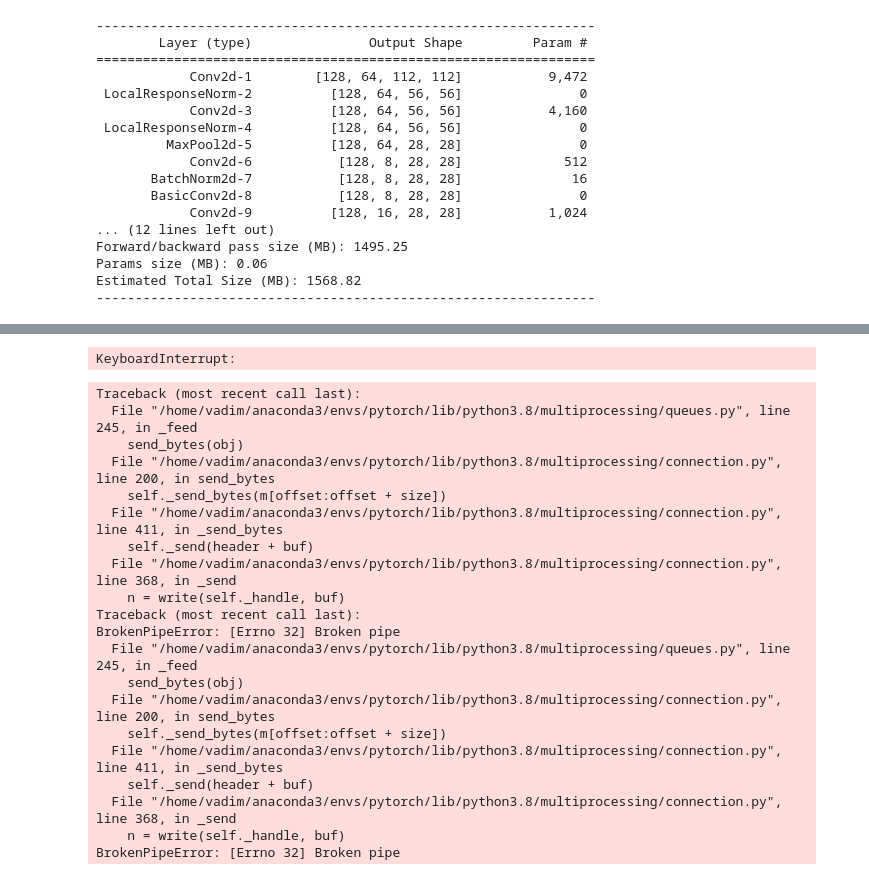
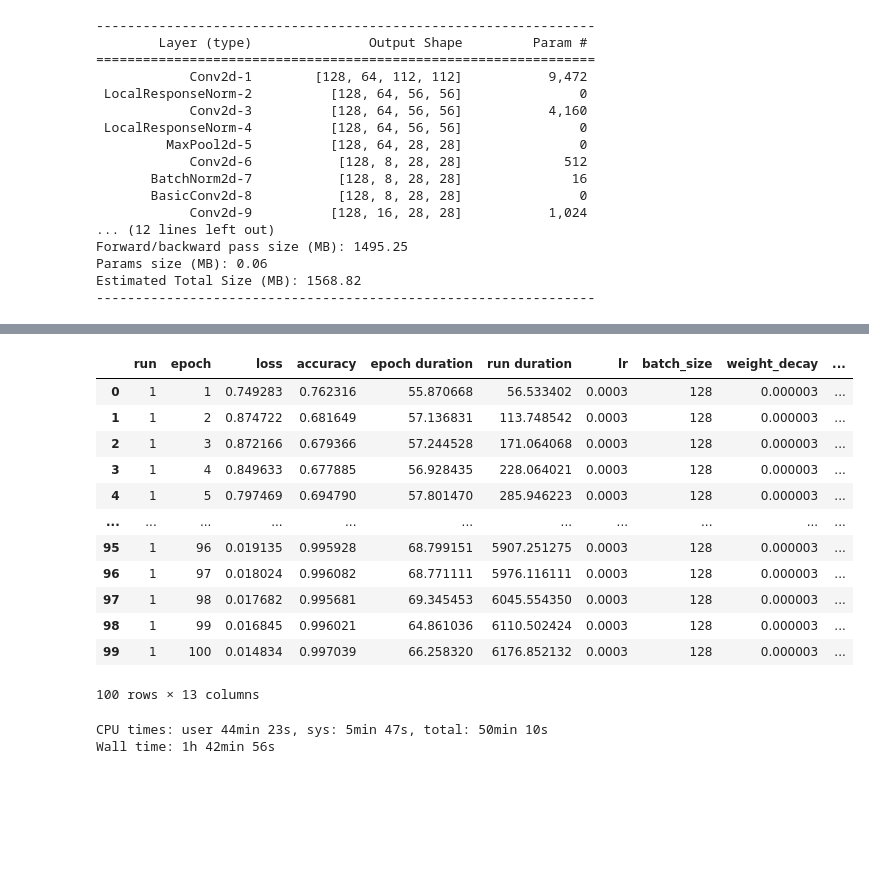
Before and after one commit to p1x31/caffe-classification-googlenet, a Jupyter notebook: pytorch_working.ipynb, the cells around one changed output, grey strips where cells are left out. Cells and saved outputs as stored; diff of their text form; code cells hidden in the pictures; blank space fills up the shorter version.

```diff
--- a/pytorch_working.ipynb
+++ b/pytorch_working.ipynb
@@ -842,9 +885,11 @@ y_test = pd.get_dummies(test_df['category']).values
 # for every run [value] that is going to be used e.g [.001, .01] = two runs
 # the bigger the batch the less gradient updates steps made
 params = OrderedDict(
-    lr = [.001],
-    batch_size = [352],
-    num_workers = [2],
+    lr = [.0003],
+    # max batch size 352
+    batch_size = [128],
+    weight_decay = [3.0000001e-06],
+    num_workers = [1],
     device = ["cuda"],
     trainset = ["normal"],
     # try all the values in the dict network1, network2
@@ -852,57 +897,53 @@ params = OrderedDict(
 )
 m = RunManager()
 # active run or current run
 # this thing detecting RuntimeError: Function 'LogSoftmaxBackward' returned nan values in its 0th output.
+# if k = 0 in LRN layers
 torch.autograd.set_detect_anomaly(True)
 for run in RunBuilder.get_runs(params):
 
     device = torch.device(run.device)
     # redefine the network
     network = networks[run.network].to(device)
+    network.train()
     loader = DataLoader(trainsets[run.trainset], batch_size = run.batch_size, num_workers = run.num_workers,
                        pin_memory = True)
-    optimizer = optim.Adam(network.parameters(), lr = run.lr)
+    optimizer = optim.Adam(network.parameters(), lr = run.lr, weight_decay = run.weight_decay)
 
     m.begin_run(run, network, loader)
-    for epoch in range(60):
+    for epoch in range(100):
         m.begin_epoch()
         for batch in loader:
             #network.train()
             images = batch[0].to(device)
             labels = batch[1].to(device)
             preds = network(images)
             loss = F.cross_entropy(preds, labels)
             #7.9
             #optimizer.zero_grad()
             #8 sec
             for p in network.parameters(): p.grad = None
             loss.backward() # Calculate gradients
             optimizer.step() # Update Weights
             m.track_loss(loss)
             m.track_num_correct(preds, labels)
-        m.end_epoch()
-    m.end_run()
-m.save("results", network)
+        m.end_epoch(network)
+    m.end_run(network)
+m.save("results")
 # %% [output]
+|  | run | epoch | loss | accuracy | epoch duration | run duration | lr | batch_size | weight_decay | ... |
+| 0 | 1 | 1 | 0.749283 | 0.762316 | 55.870668 | 56.533402 | 0.0003 | 128 | 0.000003 | ... |
+| 1 | 1 | 2 | 0.874722 | 0.681649 | 57.136831 | 113.748542 | 0.0003 | 128 | 0.000003 | ... |
+| 2 | 1 | 3 | 0.872166 | 0.679366 | 57.244528 | 171.064068 | 0.0003 | 128 | 0.000003 | ... |
+| 3 | 1 | 4 | 0.849633 | 0.677885 | 56.928435 | 228.064021 | 0.0003 | 128 | 0.000003 | ... |
+| 4 | 1 | 5 | 0.797469 | 0.694790 | 57.801470 | 285.946223 | 0.0003 | 128 | 0.000003 | ... |
+| ... | ... | ... | ... | ... | ... | ... | ... | ... | ... | ... |
+| 95 | 1 | 96 | 0.019135 | 0.995928 | 68.799151 | 5907.251275 | 0.0003 | 128 | 0.000003 | ... |
+| 96 | 1 | 97 | 0.018024 | 0.996082 | 68.771111 | 5976.116111 | 0.0003 | 128 | 0.000003 | ... |
+| 97 | 1 | 98 | 0.017682 | 0.995681 | 69.345453 | 6045.554350 | 0.0003 | 128 | 0.000003 | ... |
+| 98 | 1 | 99 | 0.016845 | 0.996021 | 64.861036 | 6110.502424 | 0.0003 | 128 | 0.000003 | ... |
+| 99 | 1 | 100 | 0.014834 | 0.997039 | 66.258320 | 6176.852132 | 0.0003 | 128 | 0.000003 | ... |
-KeyboardInterrupt:
+100 rows × 13 columns
-Traceback (most recent call last):
-  File "/home/vadim/anaconda3/envs/pytorch/lib/python3.8/multiprocessing/queues.py", line 245, in _feed
-    send_bytes(obj)
-  File "/home/vadim/anaconda3/envs/pytorch/lib/python3.8/multiprocessing/connection.py", line 200, in send_bytes
-    self._send_bytes(m[offset:offset + size])
-  File "/home/vadim/anaconda3/envs/pytorch/lib/python3.8/multiprocessing/connection.py", line 411, in _send_bytes
-    self._send(header + buf)
-  File "/home/vadim/anaconda3/envs/pytorch/lib/python3.8/multiprocessing/connection.py", line 368, in _send
-    n = write(self._handle, buf)
-Traceback (most recent call last):
-BrokenPipeError: [Errno 32] Broken pipe
-  File "/home/vadim/anaconda3/envs/pytorch/lib/python3.8/multiprocessing/queues.py", line 245, in _feed
-    send_bytes(obj)
-  File "/home/vadim/anaconda3/envs/pytorch/lib/python3.8/multiprocessing/connection.py", line 200, in send_bytes
-    self._send_bytes(m[offset:offset + size])
-  File "/home/vadim/anaconda3/envs/pytorch/lib/python3.8/multiprocessing/connection.py", line 411, in _send_bytes
-    self._send(header + buf)
-  File "/home/vadim/anaconda3/envs/pytorch/lib/python3.8/multiprocessing/connection.py", line 368, in _send
-    n = write(self._handle, buf)
-BrokenPipeError: [Errno 32] Broken pipe
+CPU times: user 44min 23s, sys: 5min 47s, total: 50min 10s
+Wall time: 1h 42min 56s
 # %%
```
Also changed, not shown: parts of 25 cells of this notebook.
